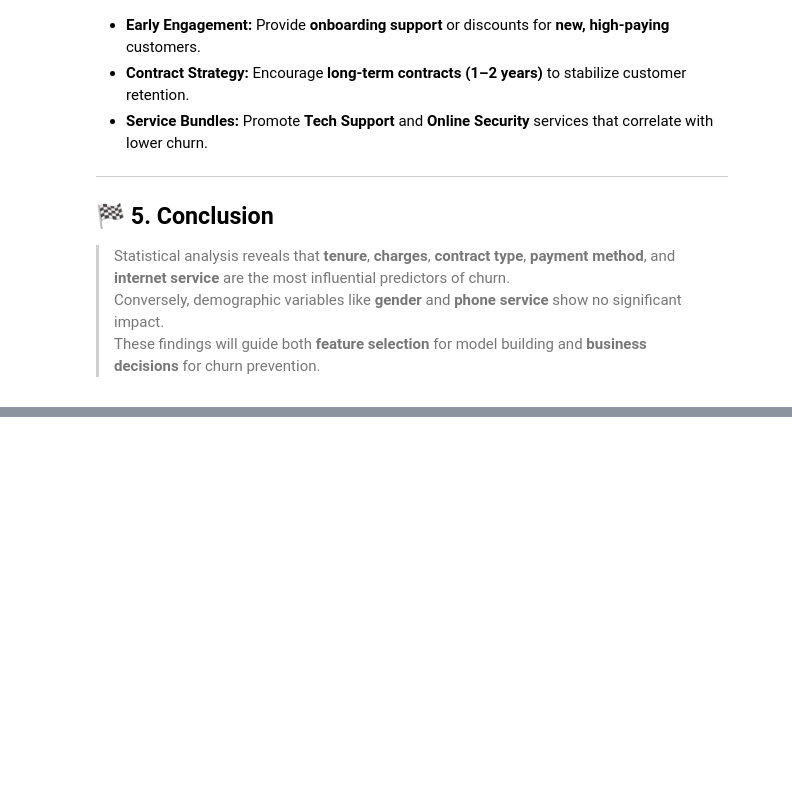
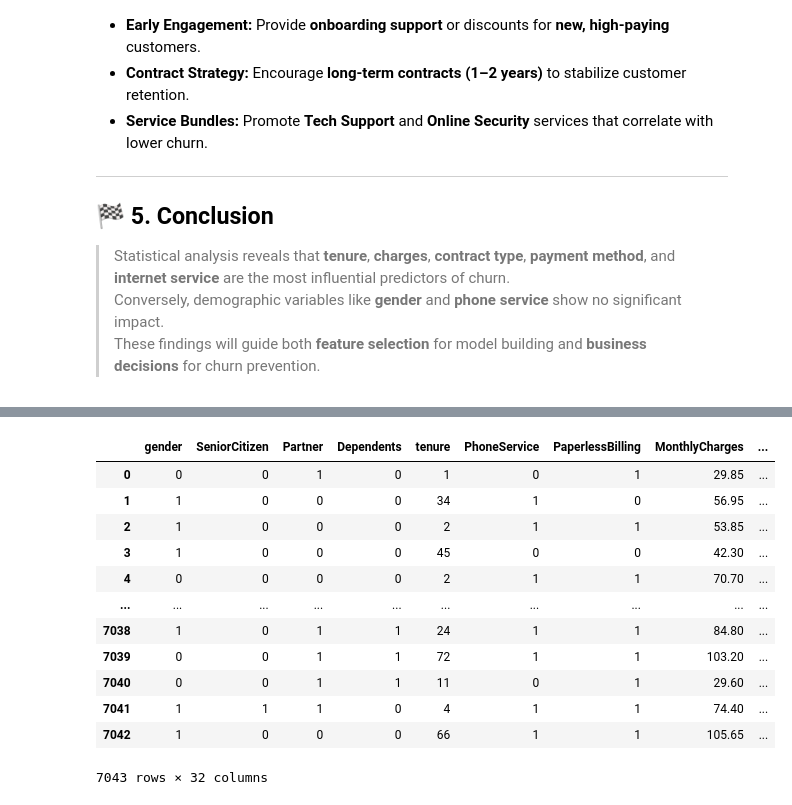
Before and after one commit to nhahub/NHA-010, a Jupyter notebook: notebooks/feature_engineering.ipynb, the cells around one changed output, grey strips where cells are left out. Saved outputs shown, nothing was run; the diff lists cells and outputs as text; code cells hidden in the pictures; blank space fills up the shorter version.

```diff
--- a/notebooks/feature_engineering.ipynb
+++ b/notebooks/feature_engineering.ipynb
@@ -133,0 +153,25 @@ Customers who are new (low tenure) and have higher monthly charges are the most
+# %%
+# Create an annual categorical variable from the variable Tenure
+
+new_features.loc[(new_features["tenure"]>=0) & (new_features["tenure"]<=12),"NEW_TENURE_YEAR"] = "0-1 Year"
+new_features.loc[(new_features["tenure"]>12) & (new_features["tenure"]<=24),"NEW_TENURE_YEAR"] = "1-2 Year"
+new_features.loc[(new_features["tenure"]>24) & (new_features["tenure"]<=36),"NEW_TENURE_YEAR"] = "2-3 Year"
+new_features.loc[(new_features["tenure"]>36) & (new_features["tenure"]<=48),"NEW_TENURE_YEAR"] = "3-4 Year"
+new_features.loc[(new_features["tenure"]>48) & (new_features["tenure"]<=60),"NEW_TENURE_YEAR"] = "4-5 Year"
+new_features.loc[(new_features["tenure"]>60) & (new_features["tenure"]<=72),"NEW_TENURE_YEAR"] = "5-6 Year"
+
+new_features
+# %% [output]
+|  | gender | SeniorCitizen | Partner | Dependents | tenure | PhoneService | PaperlessBilling | MonthlyCharges | ... |
+| 0 | 0 | 0 | 1 | 0 | 1 | 0 | 1 | 29.85 | ... |
+| 1 | 1 | 0 | 0 | 0 | 34 | 1 | 0 | 56.95 | ... |
+| 2 | 1 | 0 | 0 | 0 | 2 | 1 | 1 | 53.85 | ... |
+| 3 | 1 | 0 | 0 | 0 | 45 | 0 | 0 | 42.30 | ... |
+| 4 | 0 | 0 | 0 | 0 | 2 | 1 | 1 | 70.70 | ... |
+| ... | ... | ... | ... | ... | ... | ... | ... | ... | ... |
+| 7038 | 1 | 0 | 1 | 1 | 24 | 1 | 1 | 84.80 | ... |
+| 7039 | 0 | 0 | 1 | 1 | 72 | 1 | 1 | 103.20 | ... |
+| 7040 | 0 | 0 | 1 | 1 | 11 | 0 | 1 | 29.60 | ... |
+| 7041 | 1 | 1 | 1 | 0 | 4 | 1 | 1 | 74.40 | ... |
+| 7042 | 1 | 0 | 0 | 0 | 66 | 1 | 1 | 105.65 | ... |
+7043 rows × 32 columns
```
Also changed, not shown: parts of 7 cells of this notebook, 2 other files.
